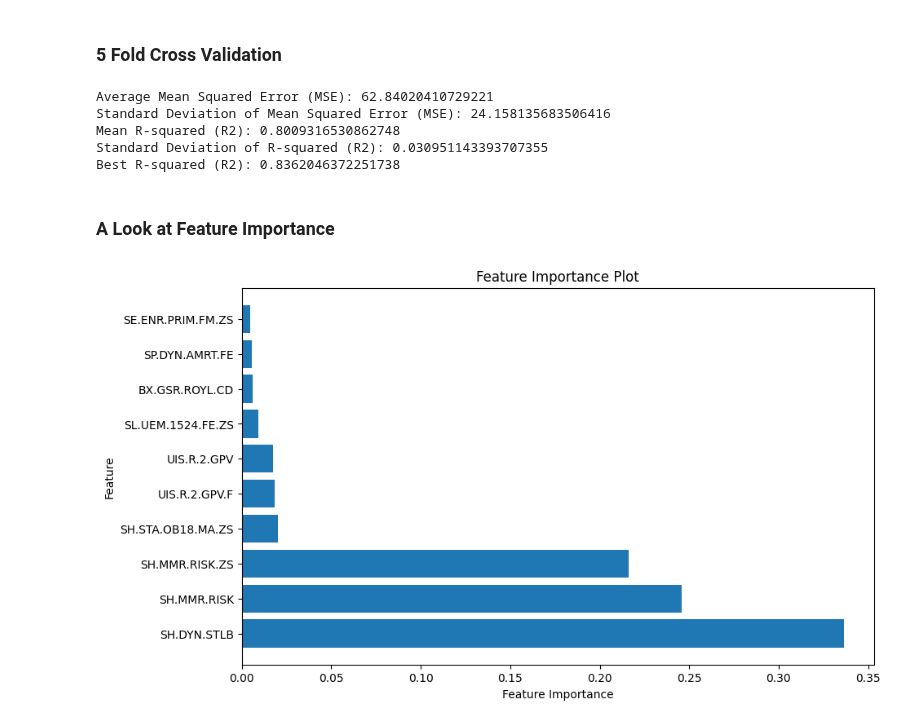
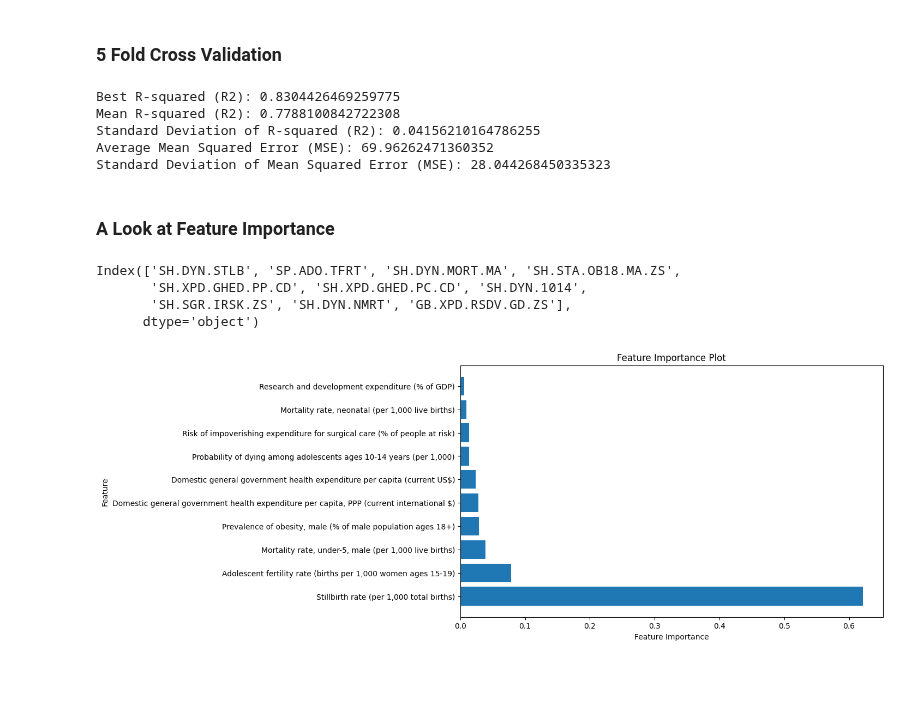
Before and after one commit to JenShumway/MADS_MilestoneII, a Jupyter notebook: modeling_supervised/modeling_random_forest.ipynb, the cells around one changed output. Drawn from its saved outputs; the diff is of its cells as text; code cells hidden in the pictures; blank space fills up the shorter version.

Commit message:
Reran random forest notebook

```diff
--- a/modeling_supervised/modeling_random_forest.ipynb
+++ b/modeling_supervised/modeling_random_forest.ipynb
@@ -12,10 +12,12 @@ from sklearn.model_selection import RandomizedSearchCV
 from tqdm import tqdm
 import scipy.stats as stats
 # %%
-#df_MMRT = pd.read_csv('WorldBankDatasets/Cleaned/AllMerged_Threshold_85_n3_MMRT.csv')
+# df_MMRT = pd.read_csv('WorldBankDatasets/Cleaned/AllMerged_Threshold_85_n3_MMRT.csv')
 
-df_MMRTNE = pd.read_csv('../WorldBankDatasets/Cleaned/AllMerged_Threshold_85_n3_MMRTNE.csv')
-df_OECD = pd.read_csv('../OECD/Cleaned/HEALTH_MERGED_Threshold_80_n3.csv')
+df_MMRTNE = pd.read_csv(
+    "../WorldBankDatasets/Cleaned/AllMerged_Threshold_85_n3_MMRTNE.csv"
+)
+df_OECD = pd.read_csv("../OECD/Cleaned/HEALTH_MERGED_Threshold_80_n3.csv")
 # %%
 # select which df to use
 
@@ -133,18 +140,22 @@ best_model = None
 
 
 # Create a Random Forest Regressor
-rf_regressor = RandomForestRegressor(n_estimators=best_n_estimators, max_depth = best_max_depth,
-                                     min_samples_split = best_min_samples_split, min_samples_leaf = best_min_samples_leaf,
-                                     bootstrap = best_bootstrap, random_state=42)
+rf_regressor = RandomForestRegressor(
+    n_estimators=best_n_estimators,
+    max_depth=best_max_depth,
+    min_samples_split=best_min_samples_split,
+    min_samples_leaf=best_min_samples_leaf,
+    bootstrap=best_bootstrap,
+    random_state=42,
+)
 
 # Create a KFold cross-validator with 5 folds
 kf = KFold(n_splits=5, shuffle=True, random_state=42)
 
 # Perform 5-fold cross-validation
 for train_index, test_index in kf.split(X):
-    X_train, X_test = X.iloc[train_index,:], X.iloc[test_index,:]
+    X_train, X_test = X.iloc[train_index, :], X.iloc[test_index, :]
     y_train, y_test = y[train_index], y[test_index]
-
 
     # Train the model on the training data
     rf_regressor.fit(X_train, y_train)
@@ -175,17 +186,17 @@ std_mse = np.std(mse_scores)
 mean_r2 = np.mean(r2_scores)
 std_r2 = np.std(r2_scores)
 
+print(f"Best R-squared (R2): {best_r2_score}")
+print(f"Mean R-squared (R2): {mean_r2}")
+print(f"Standard Deviation of R-squared (R2): {std_r2}")
 print(f"Average Mean Squared Error (MSE): {mean_mse}")
 print(f"Standard Deviation of Mean Squared Error (MSE): {std_mse}")
-print(f"Mean R-squared (R2): {mean_r2}")
-print(f"Standard Deviation of R-squared (R2): {std_r2}")
-print(f"Best R-squared (R2): {best_r2_score}")
 # %% [output]
-Average Mean Squared Error (MSE): 62.84020410729221
-Standard Deviation of Mean Squared Error (MSE): 24.158135683506416
-Mean R-squared (R2): 0.8009316530862748
-Standard Deviation of R-squared (R2): 0.030951143393707355
-Best R-squared (R2): 0.8362046372251738
+Best R-squared (R2): 0.8304426469259775
+Mean R-squared (R2): 0.7788100842722308
+Standard Deviation of R-squared (R2): 0.04156210164786255
+Average Mean Squared Error (MSE): 69.96262471360352
+Standard Deviation of Mean Squared Error (MSE): 28.044268450335323
 # %%
 # re-establishing the train test split from the best model
 X_train = X_train_best
@@ -199,16 +216,27 @@ y_pred = best_model.predict(X_test)
 feature_importance = best_model.feature_importances_
 # %%
 # Sort features by importance in descending order
-sorted_indices = np.argsort(feature_importance)[::-1][:10] # pull only the top 10 features
+sorted_indices = np.argsort(feature_importance)[::-1][
+    :10
+]  # pull only the top 10 features
 sorted_feature_names = X.columns[sorted_indices]
 sorted_importances = feature_importance[sorted_indices]
+
+print(sorted_feature_names)
+sorted_feature_names = [
+    get_ind_name(i) for i in sorted_feature_names
+]  # Map feature codes to names
 
 plt.figure(figsize=(10, 6))
 plt.barh(range(len(sorted_importances)), sorted_importances)
 plt.yticks(range(len(sorted_importances)), sorted_feature_names)
-plt.xlabel('Feature Importance')
-plt.ylabel('Feature')
-plt.title('Feature Importance Plot')
+plt.xlabel("Feature Importance")
+plt.ylabel("Feature")
+plt.title("Feature Importance Plot")
 plt.show()
 # %% [output]
+Index(['SH.DYN.STLB', 'SP.ADO.TFRT', 'SH.DYN.MORT.MA', 'SH.STA.OB18.MA.ZS',
+       'SH.XPD.GHED.PP.CD', 'SH.XPD.GHED.PC.CD', 'SH.DYN.1014',
+       'SH.SGR.IRSK.ZS', 'SH.DYN.NMRT', 'GB.XPD.RSDV.GD.ZS'],
+      dtype='object')
-[figure, old version]
+[figure, new version]
```
Also changed, not shown: parts of 5 cells of this notebook.
